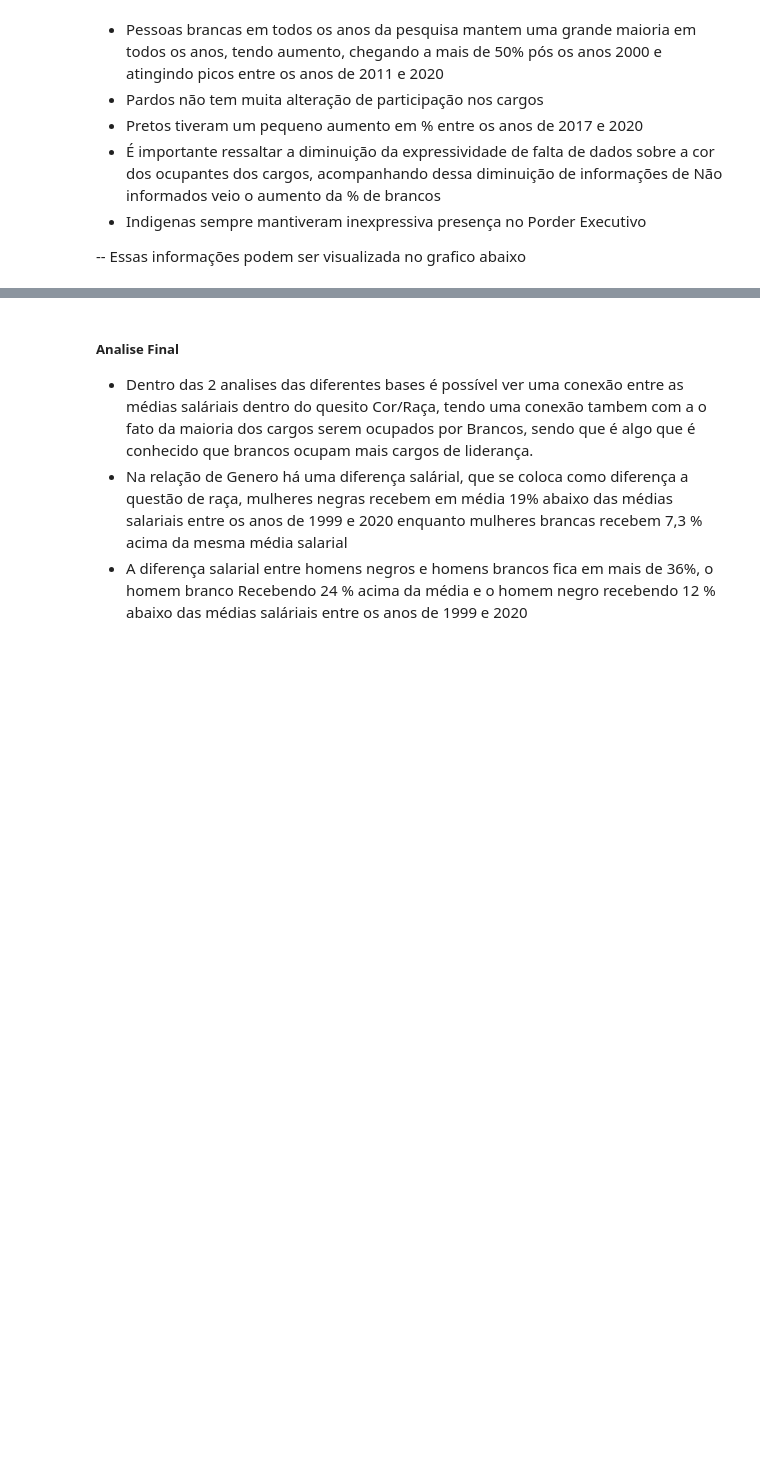
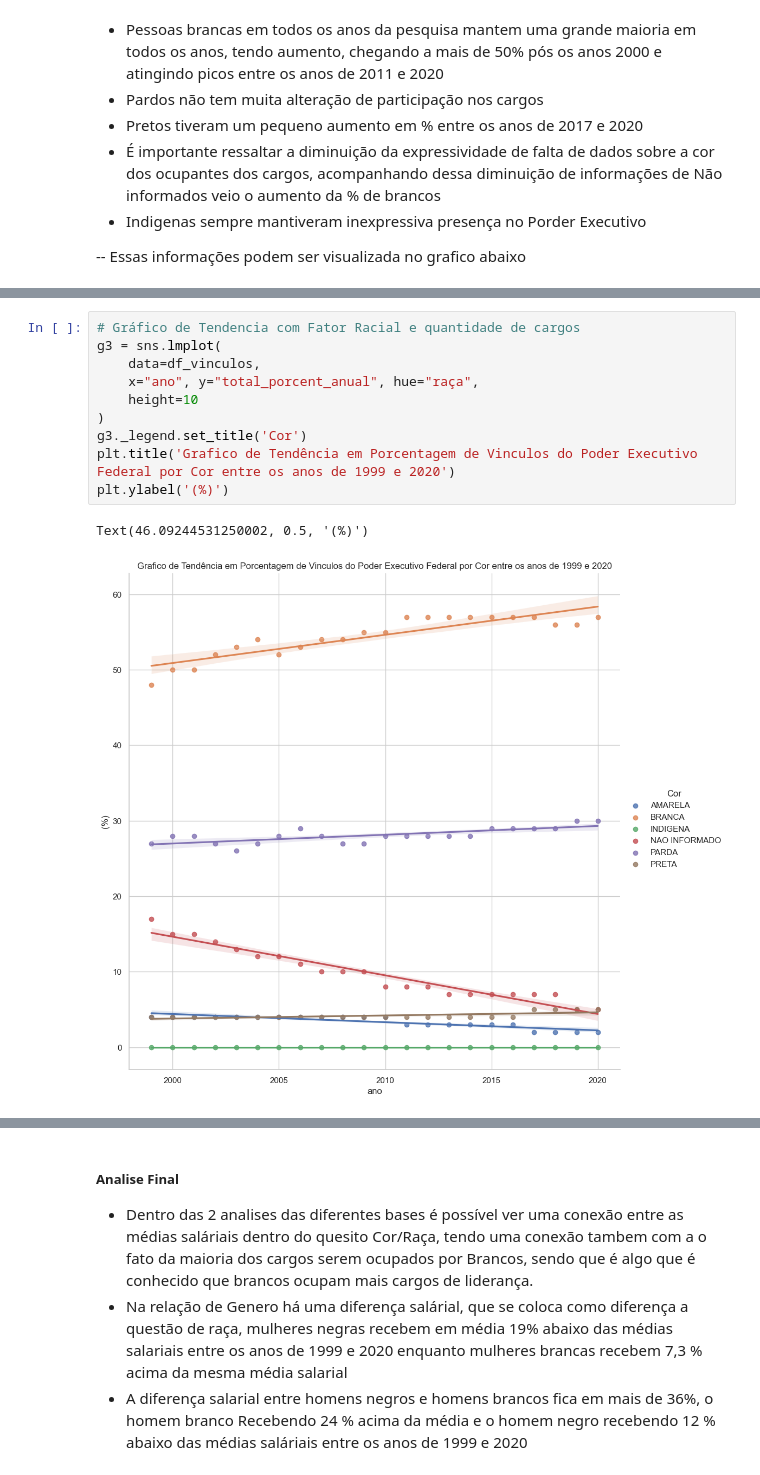
Before and after one commit to CyberBantu/Analise_Republica.org, a Jupyter notebook: analise_python_republica.ipynb, the cells around one changed output, grey strips where cells are left out. Drawn from its saved outputs; the diff is of its cells as text; blank space fills up the shorter version.

```diff
--- a/analise_python_republica.ipynb
+++ b/analise_python_republica.ipynb
@@ -284,0 +307,13 @@ g2._legend.set_title('Cor')
+# %%
+# Gráfico de Tendencia com Fator Racial e quantidade de cargos
+g3 = sns.lmplot(
+    data=df_vinculos,
+    x="ano", y="total_porcent_anual", hue="raça",
+    height=10
+)
+g3._legend.set_title('Cor')
+plt.title('Grafico de Tendência em Porcentagem de Vinculos do Poder Executivo Federal por Cor entre os anos de 1999 e 2020')
+plt.ylabel('(%)')
+# %% [output]
+Text(46.09244531250002, 0.5, '(%)')
+[figure, added]
```
Also changed, not shown: parts of 4 cells of this notebook.
